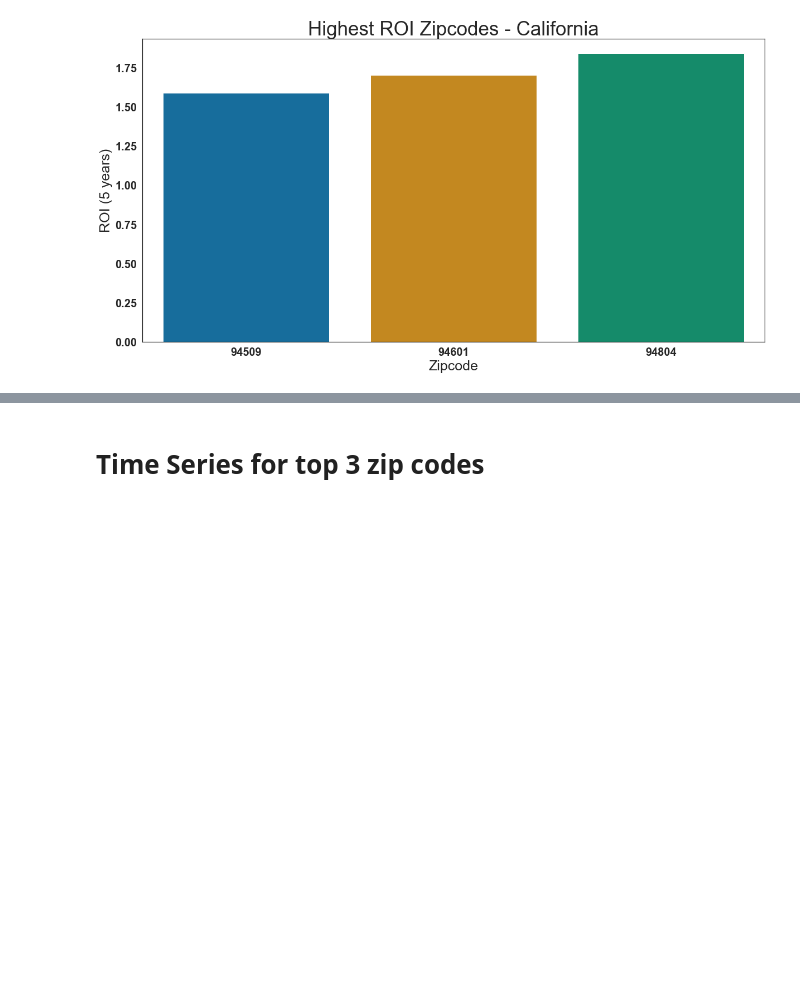
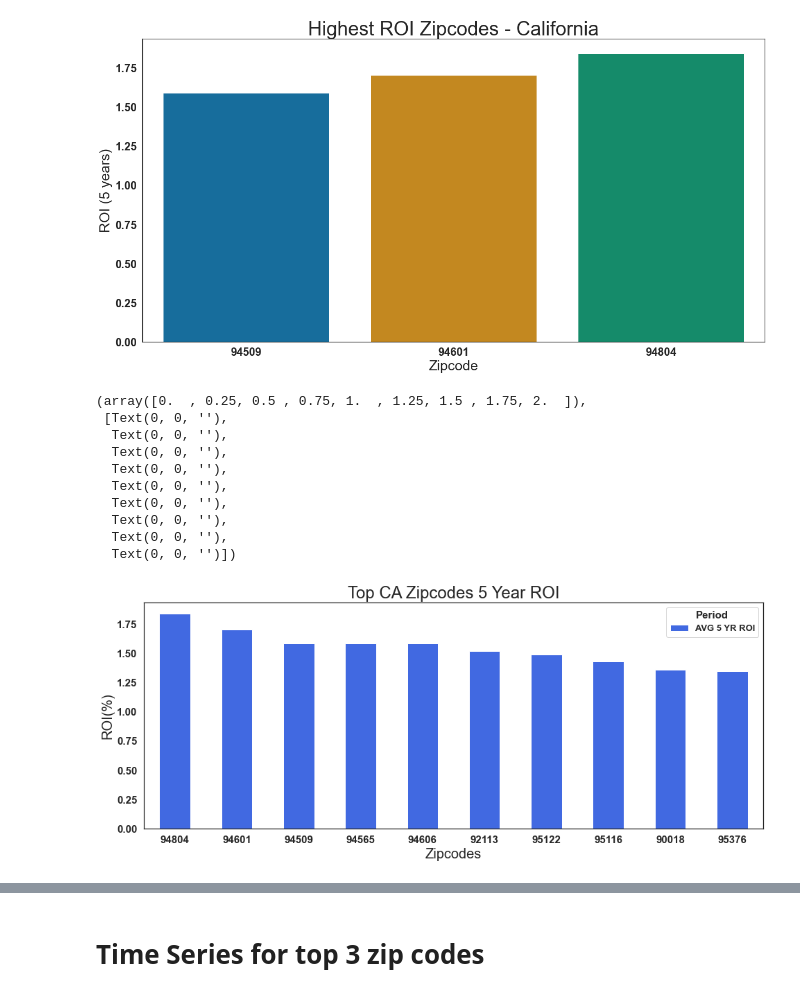
Before and after one commit to learn-co-curriculum/dsc-phase-4-choosing-a-dataset, a Jupyter notebook: time-series/Dan_main_notebook.ipynb, the cells around one changed output, grey strips where cells are left out. Saved outputs shown, nothing was run; the diff lists cells and outputs as text; code cells hidden in the pictures; blank space fills up the shorter version.

```diff
--- a/time-series/Dan_main_notebook.ipynb
+++ b/time-series/Dan_main_notebook.ipynb
@@ -232,3 +251,24 @@ plt.show()
+# %%
+ax = cali_df3.sort_values('ROI_5',ascending=False).head(10).plot(x="Zipcode", y='ROI_5', kind="bar", figsize=(16,6), label = "AVG 5 YR ROI", color = "royalblue")
+
+plt.title('Top CA Zipcodes 5 Year ROI', size=24)
+plt.legend(loc='best', title='Period',  title_fontsize=15, fontsize=13)
+plt.xlabel('Zipcodes', size=20)
+plt.xticks(rotation='horizontal', fontsize=15)
+plt.ylabel('ROI(%)', size=20)
+plt.yticks(fontsize = 15)
+# %% [output]
+(array([0.  , 0.25, 0.5 , 0.75, 1.  , 1.25, 1.5 , 1.75, 2.  ]),
+ [Text(0, 0, ''),
+  Text(0, 0, ''),
+  Text(0, 0, ''),
+  Text(0, 0, ''),
+  Text(0, 0, ''),
+  Text(0, 0, ''),
+  Text(0, 0, ''),
+  Text(0, 0, ''),
+  Text(0, 0, '')])
+[figure, added]
 # %%
 cali_map = folium.Map([36.99, -119.78], zoom_start = 6.3, width = '75%')
 for lat, lon in zip(cali_df3['latitude'][:3], cali_df3['longitude'][:3]):
```
Also changed, not shown: parts of 10 cells of this notebook.
